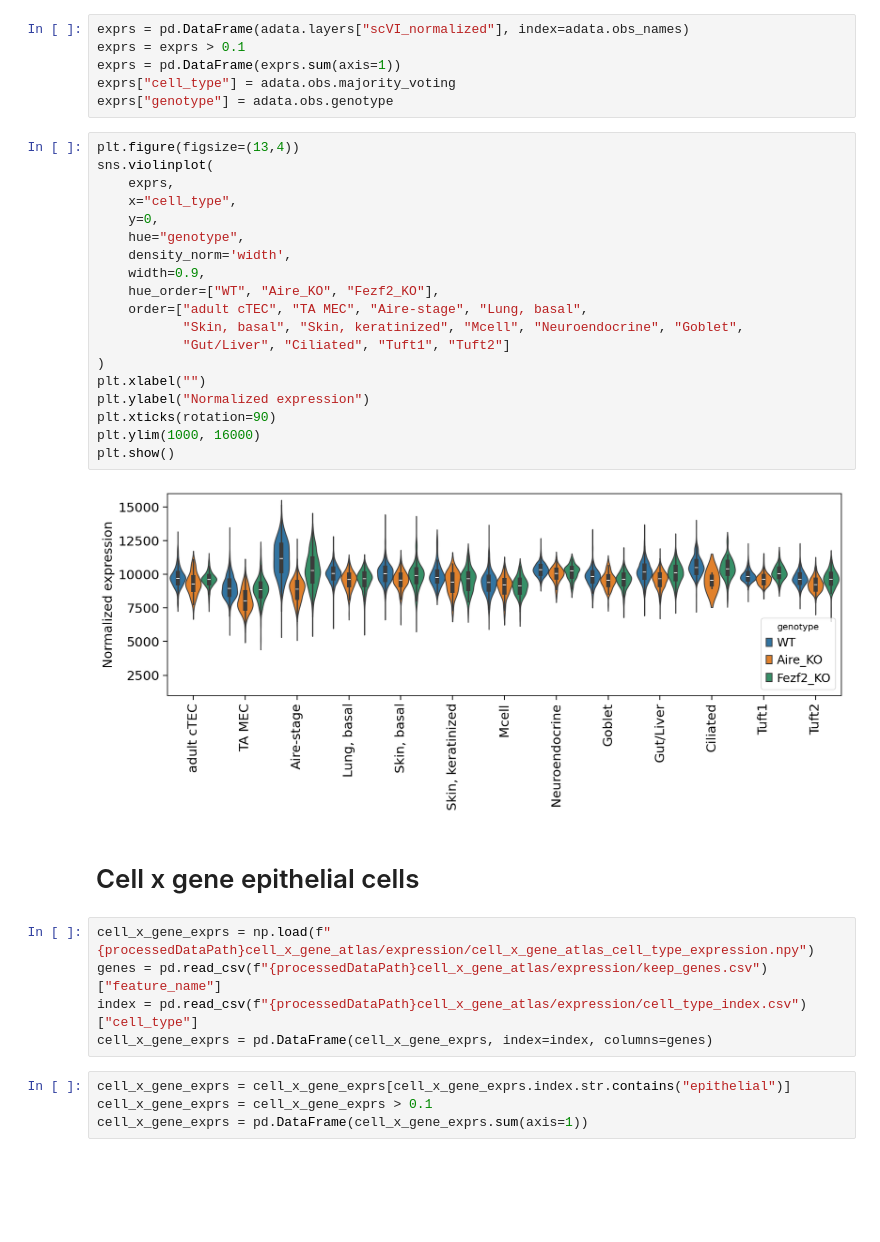
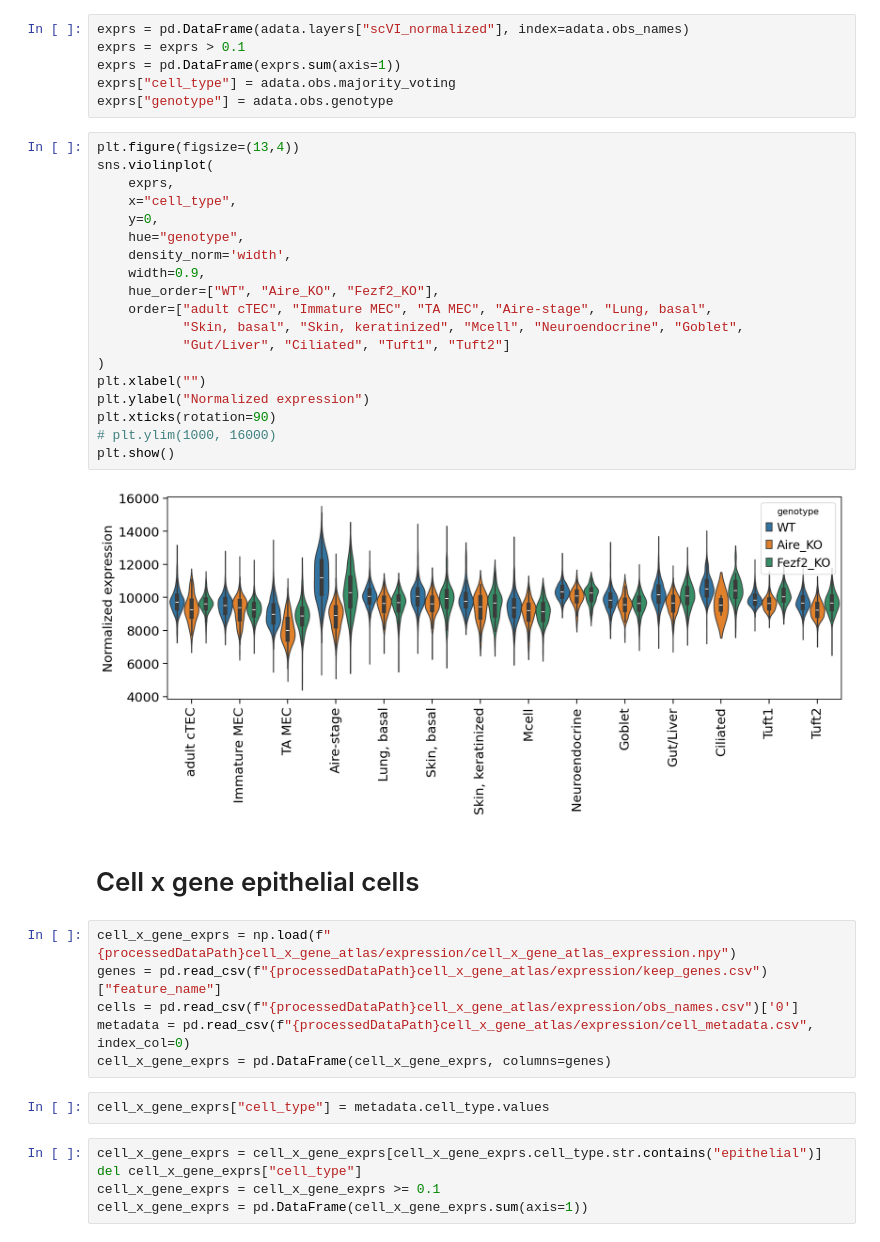
Before and after one commit to j-germino/M-cells, a Jupyter notebook: code/num_genes_expressed.ipynb, the cells around one changed output. Saved outputs shown, nothing was run; the diff lists cells and outputs as text; blank space fills up the shorter version.

```diff
--- a/code/num_genes_expressed.ipynb
+++ b/code/num_genes_expressed.ipynb
@@ -58,34 +58,38 @@ exprs["genotype"] = adata.obs.genotype
 # %%
 plt.figure(figsize=(13,4))
 sns.violinplot(
     exprs,
     x="cell_type",
     y=0,
     hue="genotype",
     density_norm='width',
     width=0.9,
     hue_order=["WT", "Aire_KO", "Fezf2_KO"],
-    order=["adult cTEC", "TA MEC", "Aire-stage", "Lung, basal",
+    order=["adult cTEC", "Immature MEC", "TA MEC", "Aire-stage", "Lung, basal",
            "Skin, basal", "Skin, keratinized", "Mcell", "Neuroendocrine", "Goblet",
            "Gut/Liver", "Ciliated", "Tuft1", "Tuft2"]
 )
 plt.xlabel("")
 plt.ylabel("Normalized expression")
 plt.xticks(rotation=90)
-plt.ylim(1000, 16000)
+# plt.ylim(1000, 16000)
 plt.show()
 # %% [output]
-[figure, old version]
+[figure, new version]
 # %% [markdown]
 # Cell x gene epithelial cells
 # %%
-cell_x_gene_exprs = np.load(f"{processedDataPath}cell_x_gene_atlas/expression/cell_x_gene_atlas_cell_type_expression.npy")
+cell_x_gene_exprs = np.load(f"{processedDataPath}cell_x_gene_atlas/expression/cell_x_gene_atlas_expression.npy")
 genes = pd.read_csv(f"{processedDataPath}cell_x_gene_atlas/expression/keep_genes.csv")["feature_name"]
-index = pd.read_csv(f"{processedDataPath}cell_x_gene_atlas/expression/cell_type_index.csv")["cell_type"]
-cell_x_gene_exprs = pd.DataFrame(cell_x_gene_exprs, index=index, columns=genes)
+cells = pd.read_csv(f"{processedDataPath}cell_x_gene_atlas/expression/obs_names.csv")['0']
+metadata = pd.read_csv(f"{processedDataPath}cell_x_gene_atlas/expression/cell_metadata.csv", index_col=0)
+cell_x_gene_exprs = pd.DataFrame(cell_x_gene_exprs, columns=genes)
+# %%
+cell_x_gene_exprs["cell_type"] = metadata.cell_type.values
 # %%
-cell_x_gene_exprs = cell_x_gene_exprs[cell_x_gene_exprs.index.str.contains("epithelial")]
-cell_x_gene_exprs = cell_x_gene_exprs > 0.1
+cell_x_gene_exprs = cell_x_gene_exprs[cell_x_gene_exprs.cell_type.str.contains("epithelial")]
+del cell_x_gene_exprs["cell_type"]
+cell_x_gene_exprs = cell_x_gene_exprs >= 0.1
 cell_x_gene_exprs = pd.DataFrame(cell_x_gene_exprs.sum(axis=1))
 # %%
 plt.figure(figsize=(0.33,4))
```
Also changed, not shown: parts of 2 cells of this notebook, 4 other files.
